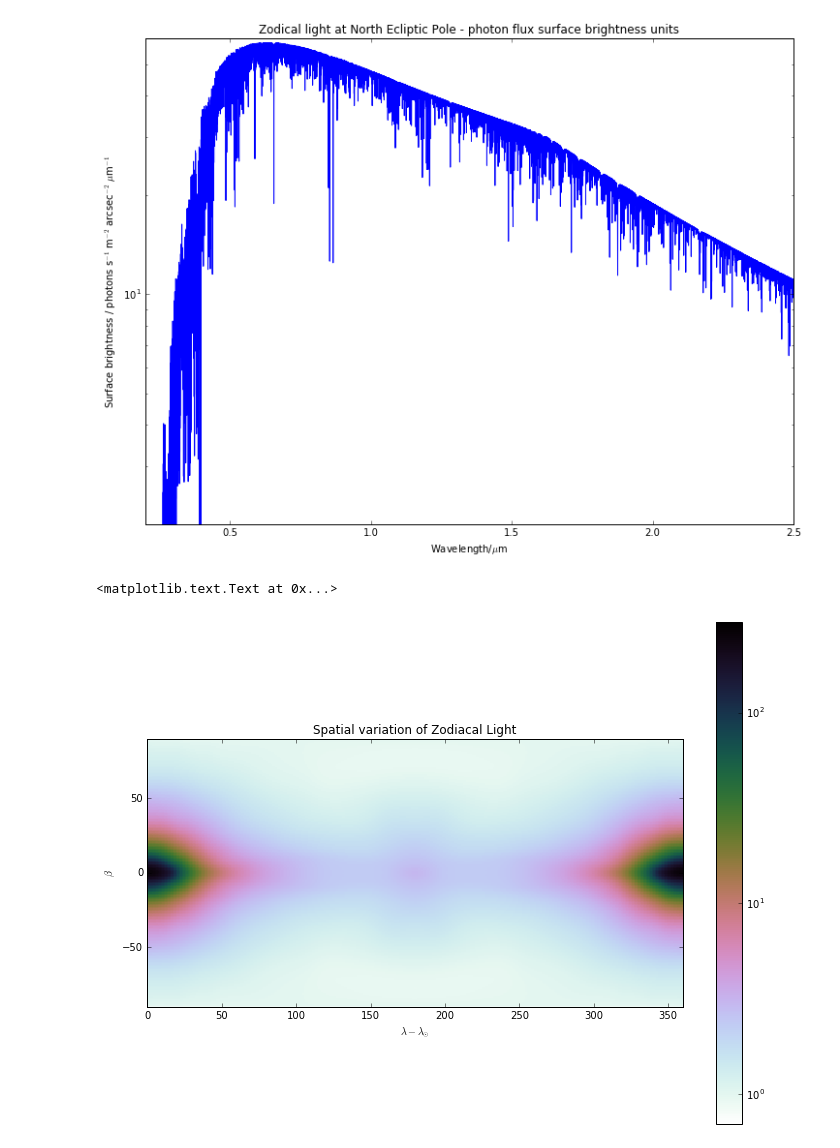
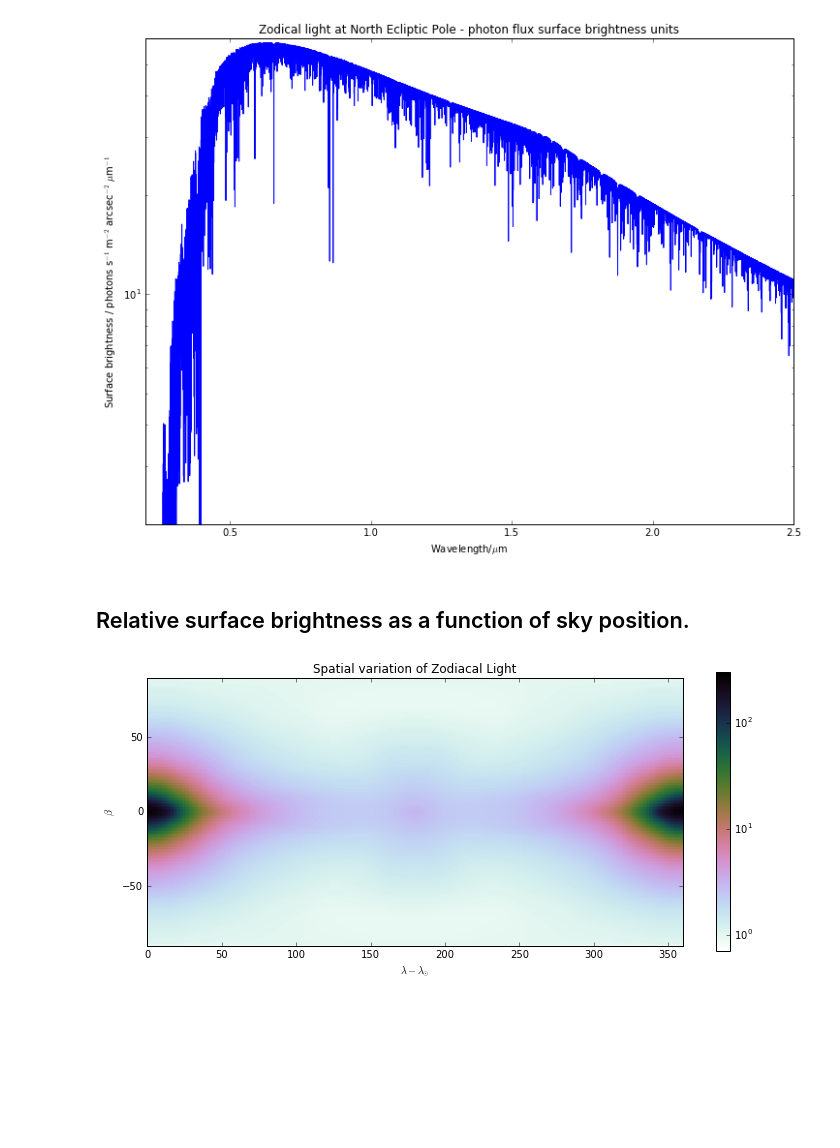
Before and after one commit to AnthonyHorton/astroimsim, a Jupyter notebook: Australian Space Eye.ipynb, the cells around one changed output. Cells and saved outputs as stored; diff of their text form; code cells hidden in the pictures; blank space fills up the shorter version.

```diff
--- a/Australian Space Eye.ipynb
+++ b/Australian Space Eye.ipynb
@@ -30,14 +39,16 @@ plt.ylabel('Surface brightness / photons s$^{-1}$ m$^{-2}$ arcsec$^{-2}$ $\mu$m$
 plt.title('Zodical light at North Ecliptic Pole - photon flux surface brightness units');
 # %% [output]
 [figure]
+# %% [markdown]
+## Relative surface brightness as a function of sky position.
 # %%
 plt.imshow(zl._spatial(np.linspace(0,np.pi,180),np.linspace(0,2*np.pi,360)), \
            origin='lower', extent=[0,360,-90,90], norm=colors.LogNorm(vmin=0.7,vmax=300), \
            interpolation='none', cmap='cubehelix_r')
 plt.colorbar()
 plt.title('Spatial variation of Zodiacal Light')
 plt.xlabel('$\lambda - \lambda_{\odot}$')
 plt.ylabel('$\\beta$')
+plt.gcf().set_size_inches(12, 5)
 # %% [output]
-<matplotlib.text.Text at 0x...>
-[figure, old version]
+[figure, new version]
```
Also changed, not shown: parts of 42 cells of this notebook, 1 other file.
